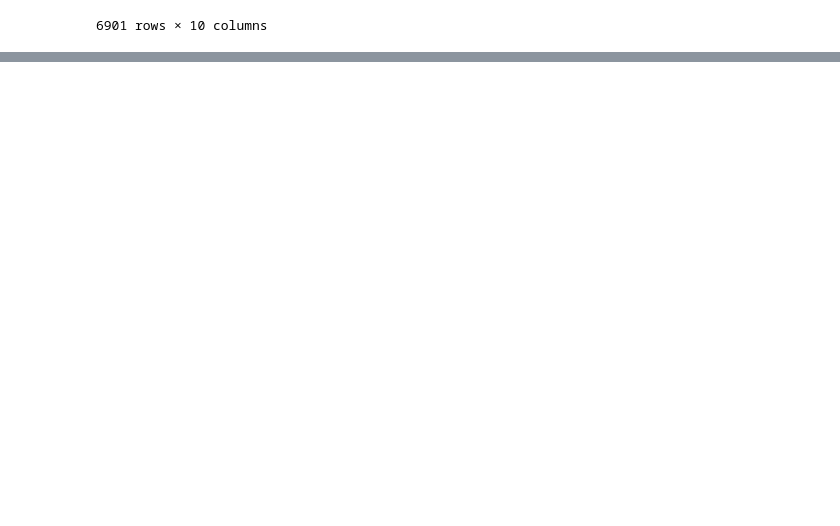
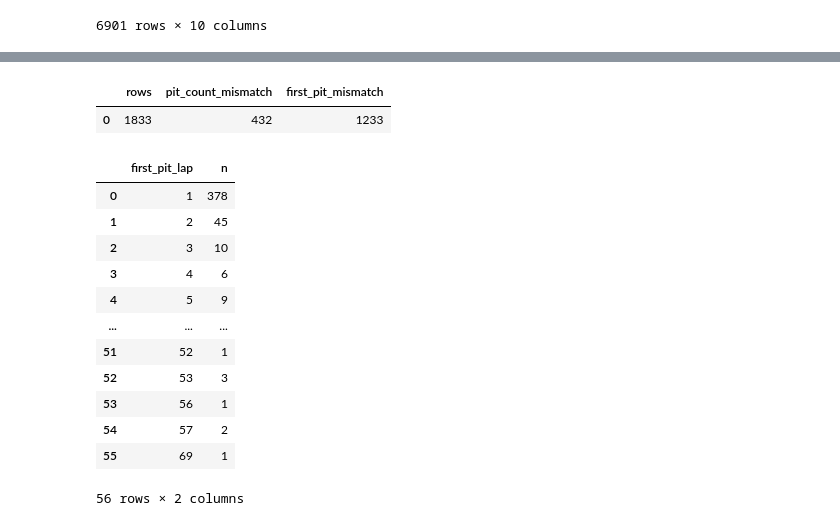
Before and after one commit to NoxFort1/F1-AI, a Jupyter notebook: notebooks/01_eda.ipynb, the cells around one changed output, grey strips where cells are left out. Saved outputs shown, nothing was run; the diff lists cells and outputs as text; code cells hidden in the pictures; blank space fills up the shorter version.

```diff
--- a/notebooks/01_eda.ipynb
+++ b/notebooks/01_eda.ipynb
@@ -433,0 +554,10 @@ pd.DataFrame(summary)
+# %%
+pits_summary = (
+    pit_df[['session_key', 'driver_number', 'lap_number']]
+    .groupby(['session_key', 'driver_number'], as_index=False)
+    .agg(
+        pit_count_pit = ('lap_number', 'size'),
+        first_pit_lap_pit = ('lap_number', 'min'),
+    )
+)
+pits_summary.head()
@@ -433,0 +571,49 @@ pd.DataFrame(summary)
+# %%
+strategy_check = (
+    stints_summary.merge(pits_summary, on=['session_key', 'driver_number'], how='outer')
+    .assign(
+        pit_count_diff = lambda d: d['pit_count_pit'].fillna(0) - d['pit_count_stints'].fillna(0),
+        first_pit_diff = lambda d: d['first_pit_lap_pit'] - d['first_pit_lap_stints']
+    )
+)
+
+check_summary = pd.DataFrame({
+    'rows': [len(strategy_check)],
+    'pit_count_mismatch': [(strategy_check['pit_count_diff'].fillna(0) != 0).sum()],
+    'first_pit_mismatch': [strategy_check['first_pit_diff'].notna().sum() - (strategy_check['first_pit_diff'] == 0).sum()],
+})
+check_summary
+# %% [output]
+|  | rows | pit_count_mismatch | first_pit_mismatch |
+| 0 | 1833 | 432 | 1233 |
+# %%
+pit_count_dist = (
+    pits_summary["pit_count_pit"].value_counts().sort_index().rename_axis("pit_count").reset_index(name="n")
+)
+pit_count_dist
+
+stint_len_stats = (
+    stint_lengths.groupby("compound")["stint_len"]
+    .agg(count="size", mean="mean", median="median", q10=lambda s: s.quantile(0.10), q90=lambda s: s.quantile(0.90))
+    .reset_index()
+)
+stint_len_stats
+
+first_pit_dist = (
+    pits_summary["first_pit_lap_pit"].value_counts().sort_index().rename_axis("first_pit_lap").reset_index(name="n")
+)
+first_pit_dist
+# %% [output]
+|  | first_pit_lap | n |
+| 0 | 1 | 378 |
+| 1 | 2 | 45 |
+| 2 | 3 | 10 |
+| 3 | 4 | 6 |
+| 4 | 5 | 9 |
+| ... | ... | ... |
+| 51 | 52 | 1 |
+| 52 | 53 | 3 |
+| 53 | 56 | 1 |
+| 54 | 57 | 2 |
+| 55 | 69 | 1 |
+56 rows × 2 columns
```
Also changed, not shown: parts of 12 cells of this notebook.
